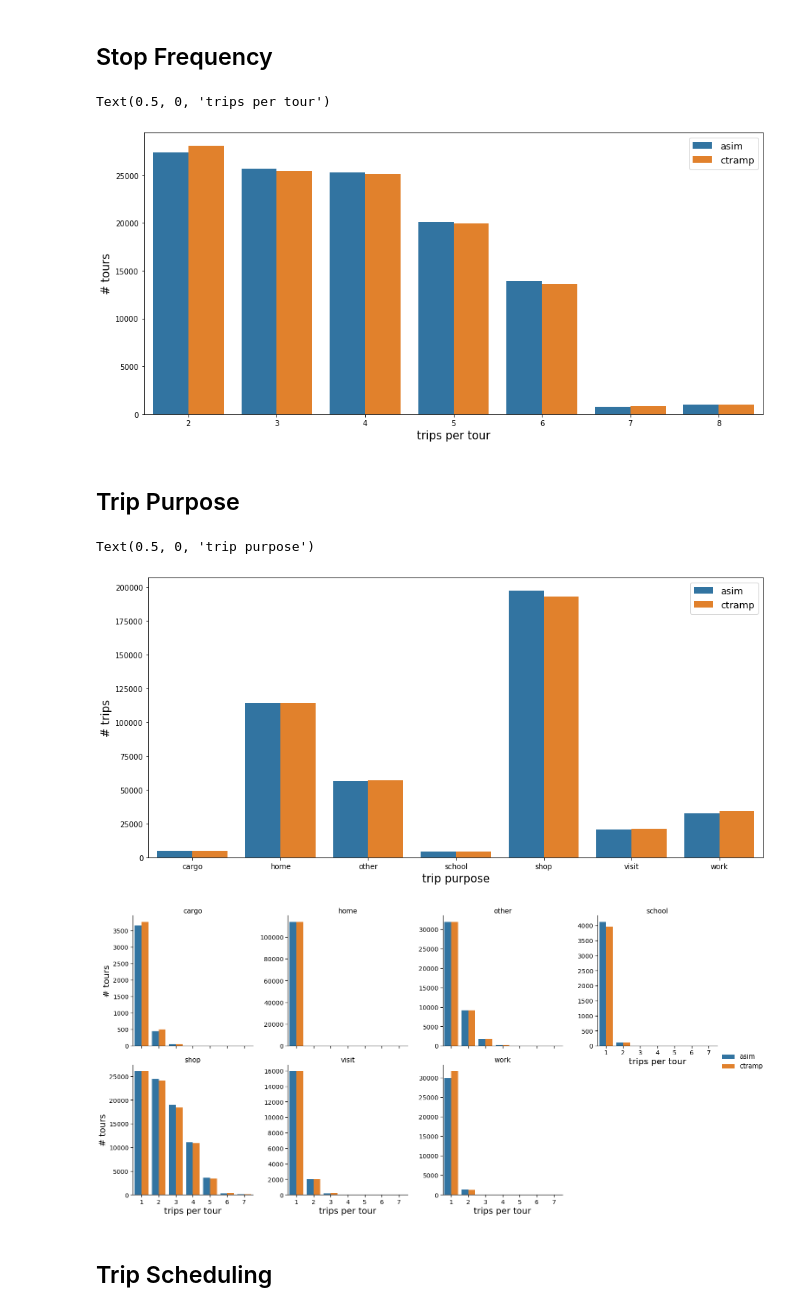
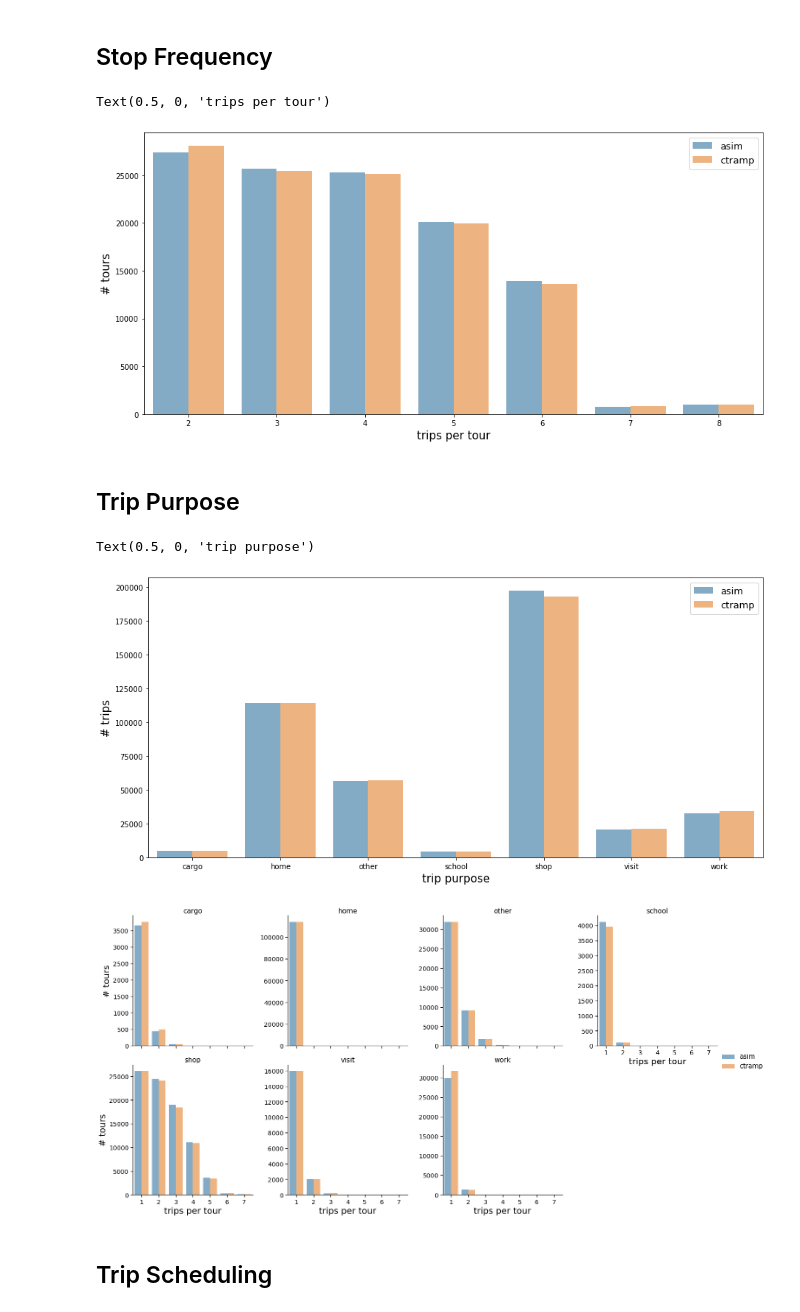
Before and after one commit to SANDAG/ABM, a Jupyter notebook: src/asim_cross_border/cross_border_validation.ipynb, the cells around one changed output. Saved outputs shown, nothing was run; the diff lists cells and outputs as text; code cells hidden in the pictures.

```diff
--- a/src/asim_cross_border/cross_border_validation.ipynb
+++ b/src/asim_cross_border/cross_border_validation.ipynb
@@ -194,13 +194,13 @@ ctramp_tpt['source'] = 'ctramp'
 all_tpt = pd.concat([asim_tpt,ctramp_tpt])
 # %%
 fig, ax = plt.subplots(figsize=(15,7))
-sns.barplot(data=all_tpt, x='# trips', y='# tours', hue='source', ax=ax)
+sns.barplot(data=all_tpt, x='# trips', y='# tours', hue='source', ax=ax, alpha=0.6)
 ax.legend(fontsize=13)
 ax.set_ylabel('# tours', fontsize=15)
 ax.set_xlabel('trips per tour', fontsize=15)
 # %% [output]
 Text(0.5, 0, 'trips per tour')
-[figure, old version]
+[figure, new version]
 # %% [markdown]
 ## Trip Purpose
 # %%
@@ -215,13 +215,13 @@ ctramp_purp['source'] = 'ctramp'
 all_purp = pd.concat([asim_purp, ctramp_purp])
 # %%
 fig, ax = plt.subplots(figsize=(15,7))
-sns.barplot(data=all_purp, x='purpose', y='# trips', hue='source', ax=ax)
+sns.barplot(data=all_purp, x='purpose', y='# trips', hue='source', ax=ax, alpha=0.6)
 ax.legend(fontsize=13)
 ax.set_ylabel('# trips', fontsize=15)
 ax.set_xlabel('trip purpose', fontsize=15)
 # %% [output]
 Text(0.5, 0, 'trip purpose')
-[figure, old version]
+[figure, new version]
 # %%
 asim_tpt = asim_trips.groupby(['tour_id', 'purpose'])['trip_id'].count().reset_index()
 asim_tpt.rename(columns={'trip_id': 'trips per tour', 'tour_id': '# tours', 'purpose': 'trip purpose'}, inplace=True)
@@ -238,7 +238,7 @@ all_tpt = pd.concat([asim_tpt, ctramp_tpt])
 with sns.plotting_context("notebook",font_scale=1.3):
     g = sns.catplot(
         data=all_tpt, x='trips per tour', y='# tours', kind='bar', hue='source', col='trip purpose',
-        col_wrap=4, sharey=False, )
+        col_wrap=4, sharey=False, alpha=0.6)
     g._legend.set_title('')
     plt.setp(g._legend.get_texts(), fontsize=15)
     g.set_titles(col_template="{col_name}")
@@ -247,7 +247,7 @@ with sns.plotting_context("notebook",font_scale=1.3):
 #     g.axes[0,0].set_xlabel('destination pseudoMSA', fontsize=12)
 #     g.axes[0,1].set_xlabel('destination pseudoMSA', fontsize=12)
 # %% [output]
-[figure, old version]
+[figure, new version]
 # %% [markdown]
 ## Trip Scheduling
 # %%
```
Also changed, not shown: parts of 12 cells of this notebook.
